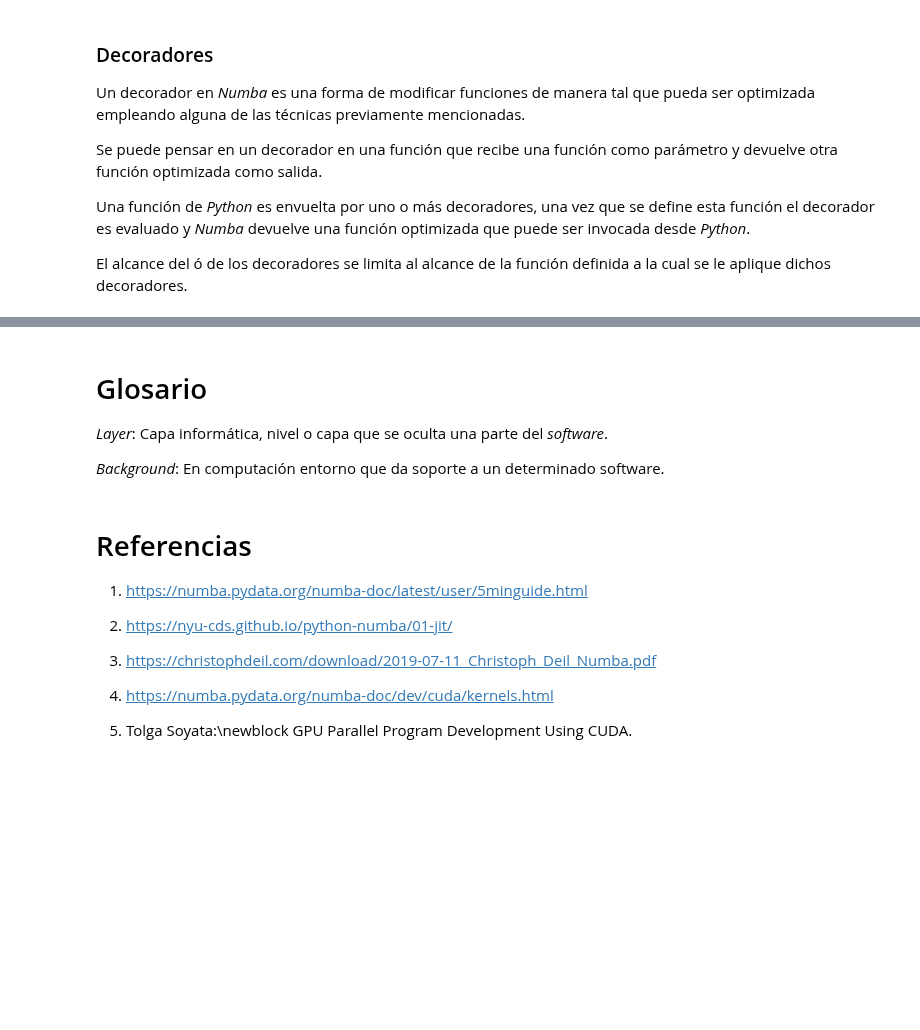
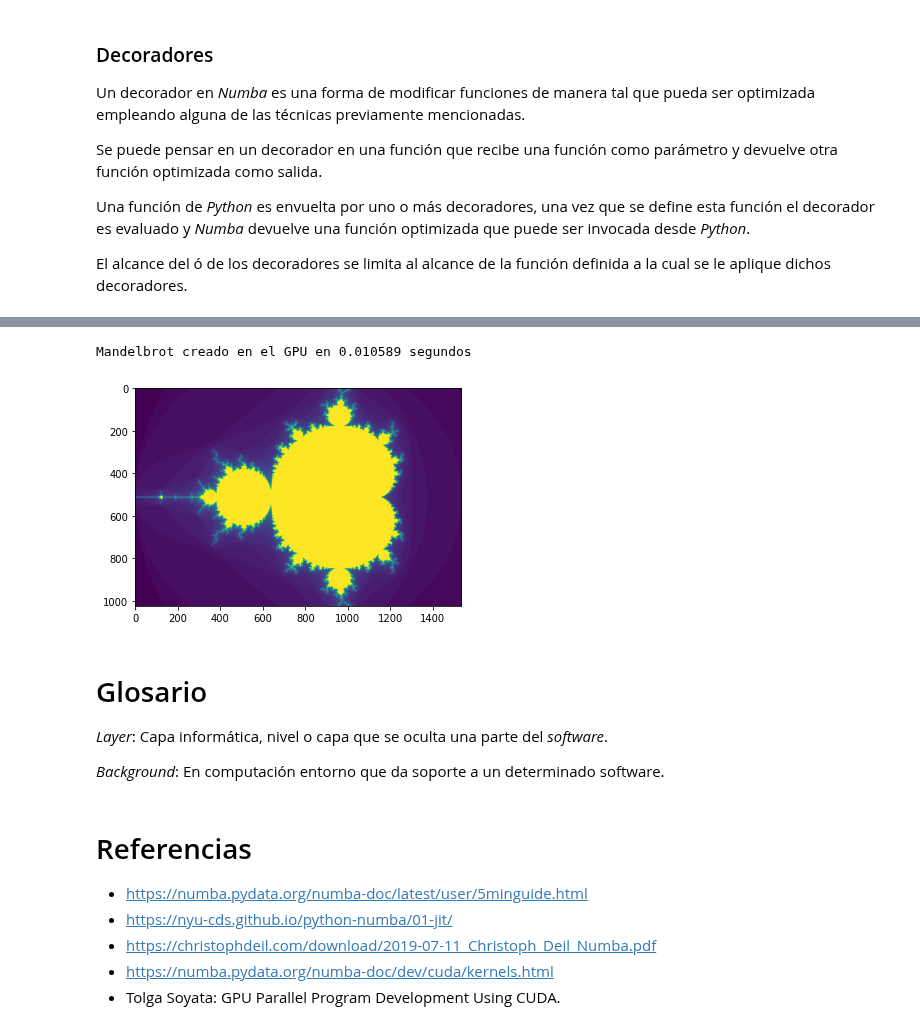
Before and after one commit to jugernaut/ManejoDatos, a Jupyter notebook: Simulacion/05_Envoltorios.ipynb, the cells around one changed output, grey strips where cells are left out. Cells and saved outputs as stored; diff of their text form; code cells hidden in the pictures; blank space fills up the shorter version.

```diff
--- a/Simulacion/05_Envoltorios.ipynb
+++ b/Simulacion/05_Envoltorios.ipynb
@@ -317,3 +401,50 @@ En *Python* existe una cantidad enorme de envoltorios como: *PyThorch, Keras, Py
+# %%
+# CON NUMBA EN GPU
+from numba import *
+import matplotlib.pyplot as plt
+
+# Se convierte la funcion original en su version para GPU
+mandel_gpu = cuda.jit(restype=uint32, argtypes=[float32, float32, uint32], device=True)(mandel)
+
+# Decorador y parametros para convertir la funcion para GPU
+@cuda.jit(argtypes=[float32, float32, float32, float32, uint8[:,:], uint32])
+def create_fractal_kernel(xmin, xmax, ymin, ymax, image, iters):
+    height, width = image.shape
+    pixel_size_x = (xmax - xmin)/width
+    pixel_size_y = (ymax - ymin)/height
+    startX, startY = cuda.grid(2)
+    gridX = cuda.gridDim.x * cuda.blockDim.x
+    gridY = cuda.gridDim.y * cuda.blockDim.y
+    for x in range(startX, width, gridX):
+        real = xmin + x*pixel_size_x
+        for y in range(startY, height, gridY):
+            imag = ymin + y*pixel_size_y
+            color = mandel_gpu(real, imag, iters)
+            image[y, x]  = color
+
+# dimension del fractal
+gimage = np.zeros((1024, 1536), dtype=np.uint8)
+# parametros para la GPU
+blockdim = (32, 8)
+griddim = (32, 16)
+xmin, xmax, ymin, ymax = np.array([-2.0, 1.0, -1.0, 1.0]).astype('float32')
+iters = 50
+
+# se mide el tiempo que toma generar el fractal
+start = timer()
+# se manda la info a la GPU
+d_image = cuda.to_device(gimage)
+create_fractal_kernel[griddim, blockdim](xmin, xmax, ymin, ymax, d_image, iters)
+# se extrae info de la GPU
+d_image.to_host()
+dt = timer() - start
+
+# se muestran los resultados
+print ("Mandelbrot creado en el GPU en %f segundos" % dt)
+plt.imshow(gimage);
+# %% [output]
+Mandelbrot creado en el GPU en 0.010589 segundos
+[figure, added]
 # %% [markdown]
 # Glosario
 
@@ -323,12 +454,8 @@ En *Python* existe una cantidad enorme de envoltorios como: *PyThorch, Keras, Py
 # %% [markdown]
 # Referencias
 
-1. https://numba.pydata.org/numba-doc/latest/user/5minguide.html
-
-2. https://nyu-cds.github.io/python-numba/01-jit/
-
-3. https://christophdeil.com/download/2019-07-11_Christoph_Deil_Numba.pdf
-
-4. https://numba.pydata.org/numba-doc/dev/cuda/kernels.html
-
-5. Tolga Soyata:\newblock GPU Parallel Program Development Using CUDA.
+* https://numba.pydata.org/numba-doc/latest/user/5minguide.html
+* https://nyu-cds.github.io/python-numba/01-jit/
+* https://christophdeil.com/download/2019-07-11_Christoph_Deil_Numba.pdf
+* https://numba.pydata.org/numba-doc/dev/cuda/kernels.html
+* Tolga Soyata: GPU Parallel Program Development Using CUDA.
```
Also changed, not shown: parts of 44 cells of this notebook.
